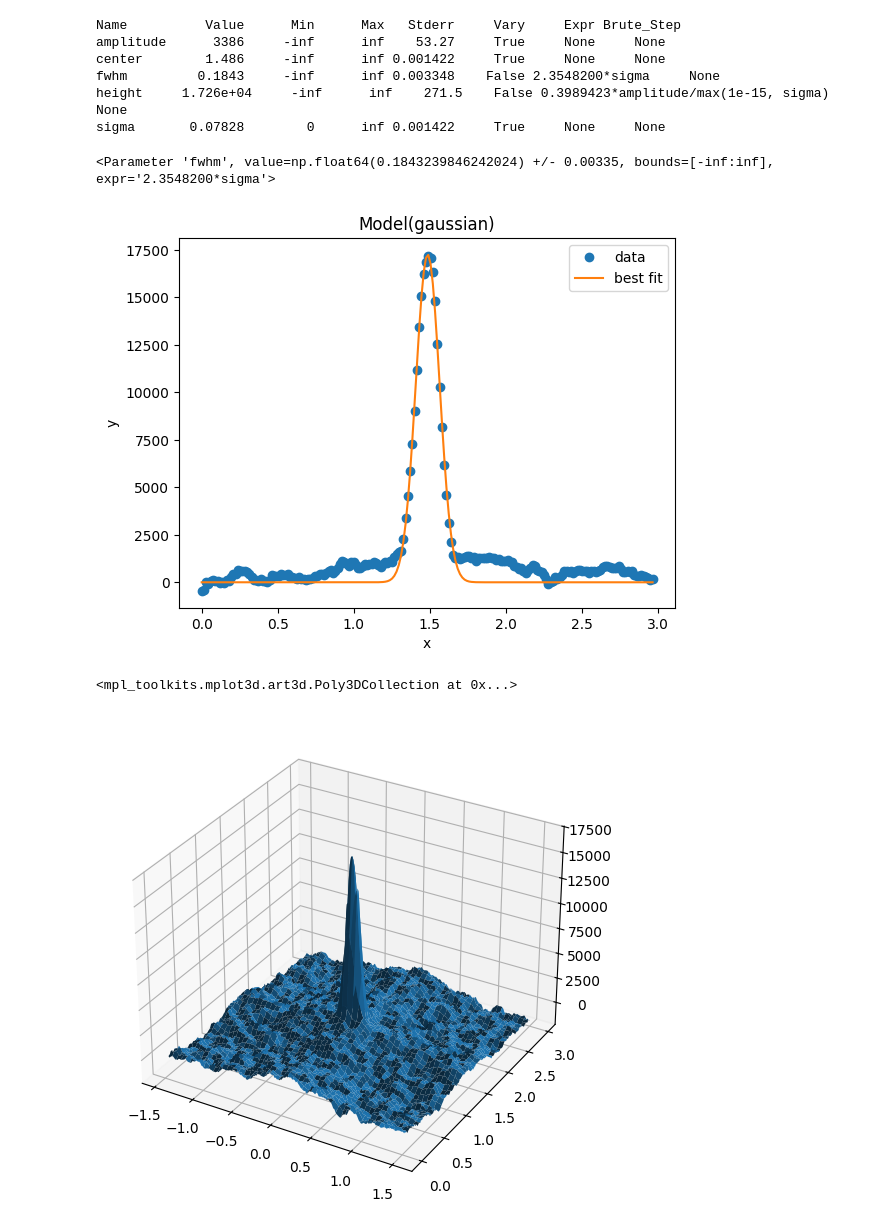
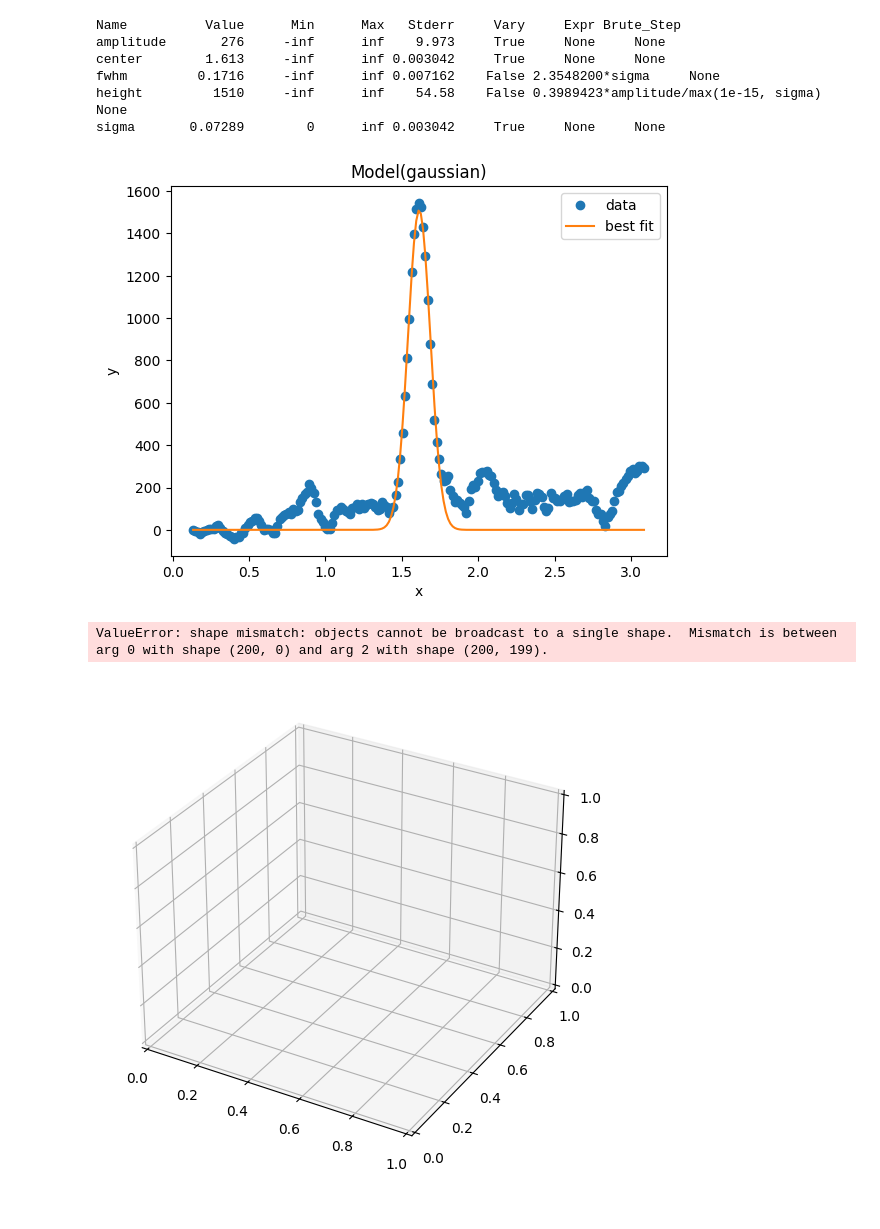
Before and after one commit to laureloneill/psf_source_localization, a Jupyter notebook: psf_cut.ipynb, the cells around one changed output. Saved outputs shown, nothing was run; the diff lists cells and outputs as text; code cells hidden in the pictures.

```diff
--- a/psf_cut.ipynb
+++ b/psf_cut.ipynb
@@ -14,19 +14,21 @@ from scipy.interpolate import griddata
 from scipy import optimize
 # %%
 #data_path = Path("C:/Users/ajo5182/Documents/astro/point spread funtion and localization accuracy/image_reconstruction.fits")
-data_path = Path("c:/Users/ajo5182/Documents/astro/y2024-12-09/BC001_Al_FF_243K_HORI_0_0/Analysis/imaging_analysis_20241213/image_reconstruction.fits.gz")
+#data_path = Path("c:/Users/ajo5182/Documents/astro/y2024-12-09/BC001_Al_FF_243K_HORI_0_0/Analysis/imaging_analysis_20241213/image_reconstruction.fits.gz")
+data_path = Path("c:/Users/ajo5182/Documents/astro/y2024-12-09/BC001_Al_FF_243K_HORI_35_0/Analysis/imaging_analysis_20241213/image_reconstruction.fits.gz")
+
 
 d = fits.open(data_path) # open fits file
 
 data = d[0].data # data contents of the fits file
 shape =  data.shape
-imPixelSizeX = 0.0149 # pixel size degrees
-imPixelSizeY = 0.0149 # pixel size degrees
+imPixelSize = 0.0149 # pixel size degrees
+#imPixelSize = 0.0149 # pixel size degrees
 
 #change y lab to xlab, and vice versa
 
-ylab = imPixelSizeY * np.linspace((shape[0]-1)/-2,(shape[0]-1)/2, shape[0]) # create array from -23 deg to 23 deg, centered on zero
-xlab = imPixelSizeX * np.linspace((shape[1]-1)/-2,(shape[1]-1)/2, shape[1]) # create array from -41 deg to 41 deg, centered on zero
+ylab = imPixelSize * np.linspace((shape[0]-1)/-2,(shape[0]-1)/2, shape[0]) # create array from -23 deg to 23 deg, centered on zero
+xlab = imPixelSize * np.linspace((shape[1]-1)/-2,(shape[1]-1)/2, shape[1]) # create array from -41 deg to 41 deg, centered on zero
 # %%
 fig,ax =  plt.subplots()
 ax.pcolormesh(xlab, ylab, data)
@@ -37,10 +36,23 @@ ax.pcolormesh(xlab, ylab, data)
 peak = np.max(data)
 peak_loc = np.unravel_index(np.argmax(data),data.shape)
 window = 100
-data_windowed = data[peak_loc[0]-window:peak_loc[0]+window,peak_loc[1]-window:peak_loc[1]+window]
 
-xfit_xcut = 1* xlab[peak_loc[1]-window:peak_loc[1]+window]
+if peak_loc[1]-window < 0:
+    data_windowed = data[peak_loc[0]-window:peak_loc[0]+window,0:peak_loc[1]+window]
+else:
+    data_windowed = data[peak_loc[0]-window:peak_loc[0]+window,peak_loc[1]-window:peak_loc[1]+window]
+
+
+if peak_loc[1]-window < 0:
+    xfit_xcut = 1* xlab[0:peak_loc[1]+window]
+
+else:
+    xfit_xcut = 1* xlab[peak_loc[1]-window:peak_loc[1]+window]
+
 yfit_xcut = data[peak_loc[0]-window:peak_loc[0]+window,peak_loc[1]]
+
+if yfit_xcut.shape > xfit_xcut.shape :
+    yfit_xcut = np.delete(yfit_xcut,0)
 
 plt.plot(xfit_xcut,yfit_xcut)
 #plt.plot(xlab[peak_loc[0]-window:peak_loc[0]+window], data[peak_loc[0]-window:peak_loc[0]+window,peak_loc[1]])
@@ -52,6 +64,14 @@ plt.plot(xfit_xcut,yfit_xcut)
 xfit_ycut =ylab[peak_loc[0]-window:peak_loc[0]+window]
 yfit_ycut = data[peak_loc[0],peak_loc[1]-window:peak_loc[1]+window]
 
+if peak_loc[1]-window < 0:
+    yfit_ycut = data[peak_loc[0],0:peak_loc[1]+window]
+else:
+    yfit_ycut = data[peak_loc[0],peak_loc[1]-window:peak_loc[1]+window]
+
+if yfit_ycut.shape < xfit_ycut.shape :
+    xfit_ycut = np.delete(xfit_ycut,0)
+
 plt.plot(xfit_ycut,yfit_ycut)
 # %% [output]
 [<matplotlib.lines.Line2D at 0x...>]
@@ -87,17 +107,16 @@ print(Xresult.fit_report())
 # %%
 Ymodel  = GaussianModel()
 params = Xmodel.guess(yfit_ycut, xfit_ycut)
 Yresult = Xmodel.fit(yfit_ycut, params,x = xfit_ycut)
 Yresult.plot_fit()
 #print(Yresult.fit_report())
 Yresult.params.pretty_print()
-Yresult.params["fwhm"]
+fwhm = Yresult.params["fwhm"]
 # %% [output]
 Name          Value      Min      Max   Stderr     Vary     Expr Brute_Step
-amplitude      3386     -inf      inf    53.27     True     None     None
-center        1.486     -inf      inf 0.001422     True     None     None
-fwhm         0.1843     -inf      inf 0.003348    False 2.3548200*sigma     None
-height     1.726e+04     -inf      inf    271.5    False 0.3989423*amplitude/max(1e-15, sigma)     None
-sigma       0.07828        0      inf 0.001422     True     None     None
+amplitude       276     -inf      inf    9.973     True     None     None
+center        1.613     -inf      inf 0.003042     True     None     None
+fwhm         0.1716     -inf      inf 0.007162    False 2.3548200*sigma     None
+height         1510     -inf      inf    54.58    False 0.3989423*amplitude/max(1e-15, sigma)     None
+sigma       0.07289        0      inf 0.003042     True     None     None
-<Parameter 'fwhm', value=np.float64(0.1843239846242024) +/- 0.00335, bounds=[-inf:inf], expr='2.3548200*sigma'>
-[figure, old version]
+[figure, new version]
@@ -110,8 +131,8 @@ ax.plot_surface(X,Y, data_windowed)
 
 #params2d = fitgaussian(data_windowed)
 # %% [output]
-<mpl_toolkits.mplot3d.art3d.Poly3DCollection at 0x...>
+ValueError: shape mismatch: objects cannot be broadcast to a single shape.  Mismatch is between arg 0 with shape (200, 0) and arg 2 with shape (200, 199).
-[figure, old version]
+[figure, new version]
 # %%
 def gaussian(height, center_x, center_y, width_x, width_y):
     """Returns a gaussian function with the given parameters"""
```
Also changed, not shown: parts of 7 cells of this notebook, 1 other file.
